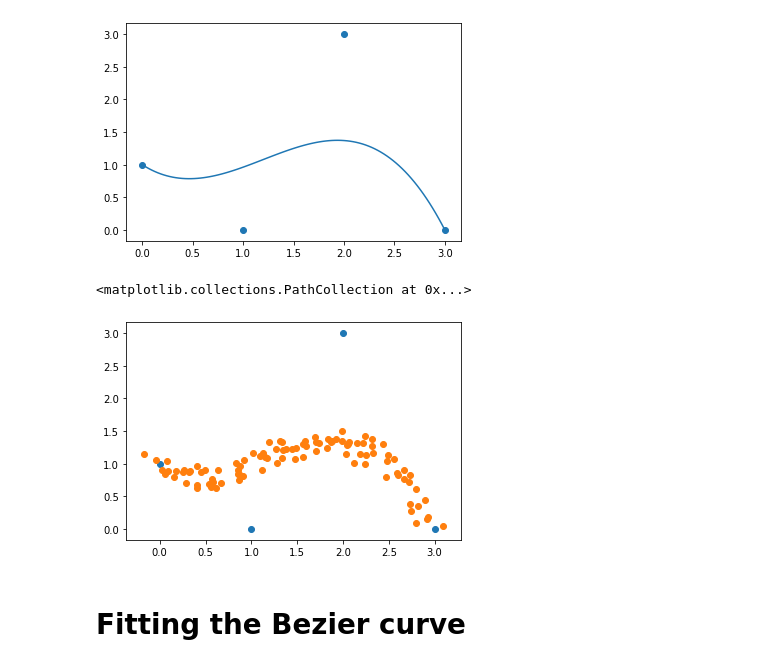
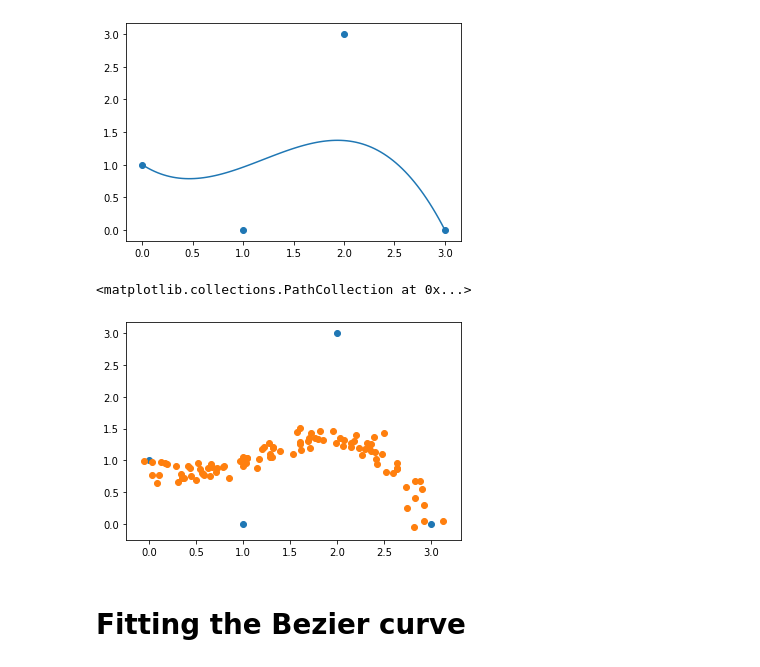
Before and after one commit to bdura/merganser, a Jupyter notebook: notebooks/Bézier Curves.ipynb, the cells around one changed output. Cells and saved outputs as stored; diff of their text form; code cells hidden in the pictures.

```diff
--- a/notebooks/Bézier Curves.ipynb
+++ b/notebooks/Bézier Curves.ipynb
@@ -40,13 +40,13 @@ plt.plot(*curve.T)
 [<matplotlib.lines.Line2D at 0x...>]
 [figure]
 # %%
-cloud = torch.randn(*curve.shape) * .1 + torch.Tensor(curve)
+cloud = np.random.normal(size=curve.shape) * .1 + curve
 # %%
 plt.scatter(*controls.T)
-plt.scatter(*cloud.t())
+plt.scatter(*cloud.T)
 # %% [output]
 <matplotlib.collections.PathCollection at 0x...>
-[figure, old version]
+[figure, new version]
 # %% [markdown]
 # Fitting the Bezier curve
 # %% [markdown]
```
Also changed, not shown: parts of 36 cells of this notebook, 4 other files.
